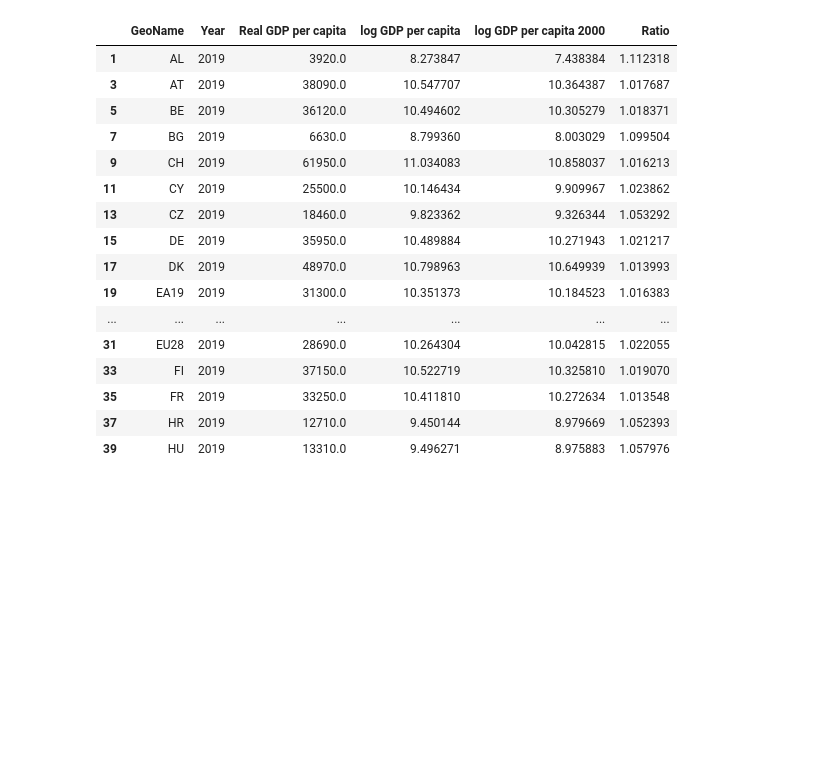
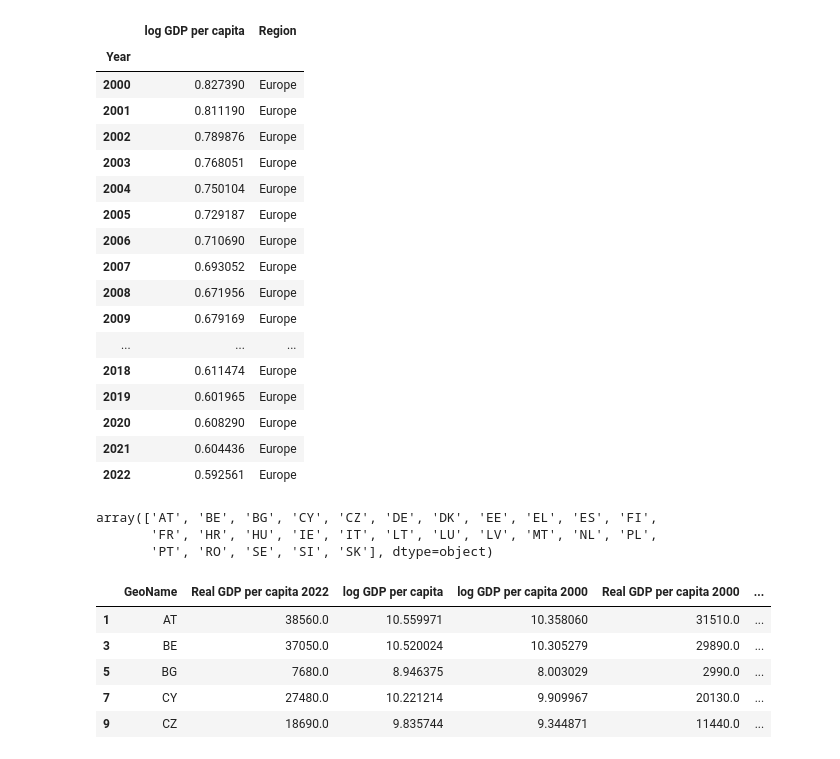
Before and after one commit to pesikj/DKMEN, a Jupyter notebook: eu_convergence.ipynb, the cells around one changed output. Drawn from its saved outputs; the diff is of its cells as text; code cells hidden in the pictures; blank space fills up the shorter version.

```diff
--- a/eu_convergence.ipynb
+++ b/eu_convergence.ipynb
@@ -4,13 +4,22 @@ import numpy
 import seaborn as sns
 import matplotlib.pyplot as plt
 import eurostat
+import pandas as pd
+from statsmodels.tsa.filters.hp_filter import hpfilter
+
+# Chain linked volumes (2010), euro per capita
 
 code = "SDG_08_10"
 filter_pars = {"unit": "CLV10_EUR_HAB"}
 data_real_gdp = eurostat.get_data_df(code, filter_pars=filter_pars)
 data_real_gdp = data_real_gdp.drop(columns=["freq", "na_item", "unit"])
-data_real_gdp = data_real_gdp.rename(columns={"geo\TIME_PERIOD": "GeoName"})
+data_real_gdp = data_real_gdp.rename(columns={"geo\\TIME_PERIOD": "GeoName"})
+data_real_gdp = data_real_gdp[data_real_gdp["GeoName"].isin(['AT', 'BE', 'BG', 'CY', 'CZ', 'DE', 'DK', 'EE', 'EL', 'ES', 'FI', 'FR', 'GR', 'HR', 'HU', 'IE', 'IT', 'LT', 'LU', 'LV', 'MT', 'NL', 'PL', 'PT', 'RO', 'SE', 'SI', 'SK'])]
 data_real_gdp = data_real_gdp.melt(["GeoName"], var_name="Year", value_name="Real GDP per capita")
+data_real_gdp = data_real_gdp.dropna(subset=["Real GDP per capita"])
 data_real_gdp["log GDP per capita"] = numpy.log(data_real_gdp["Real GDP per capita"])
-data_real_gdp.head()
+data_real_gdp = data_real_gdp[data_real_gdp["Year"] <= "2022"]
+data_real_gdp[data_real_gdp["Year"] == "2022"]
+data_real_gdp.to_csv("data/Europe_RealGDP.csv")
+data_real_gdp
 # %% [output]
@@ -23,28 +46,51 @@ data_real_gdp.head()
+# %%
+data_real_gdp_sigma = data_real_gdp.groupby("Year")["log GDP per capita"].std().to_frame()
+data_real_gdp_sigma["Region"] = "Europe"
+data_real_gdp_sigma.to_csv("data/Europe_sigma.csv")
+data_real_gdp_sigma
+# %% [output]
+|  | log GDP per capita | Region |
+| Year |  |  |
+| 2000 | 0.827390 | Europe |
+| 2001 | 0.811190 | Europe |
+| 2002 | 0.789876 | Europe |
+| 2003 | 0.768051 | Europe |
+| 2004 | 0.750104 | Europe |
+| 2005 | 0.729187 | Europe |
+| 2006 | 0.710690 | Europe |
+| 2007 | 0.693052 | Europe |
+| 2008 | 0.671956 | Europe |
+| 2009 | 0.679169 | Europe |
+| ... | ... | ... |
+| 2018 | 0.611474 | Europe |
+| 2019 | 0.601965 | Europe |
+| 2020 | 0.608290 | Europe |
+| 2021 | 0.604436 | Europe |
+| 2022 | 0.592561 | Europe |
+# %%
+data_real_gdp["GeoName"].unique()
+# %% [output]
+array(['AT', 'BE', 'BG', 'CY', 'CZ', 'DE', 'DK', 'EE', 'EL', 'ES', 'FI',
+       'FR', 'HR', 'HU', 'IE', 'IT', 'LT', 'LU', 'LV', 'MT', 'NL', 'PL',
+       'PT', 'RO', 'SE', 'SI', 'SK'], dtype=object)
 # %%
 first_year = "2000"
-last_year = "2019"
+last_year = "2022"
 
 data_growth = data_real_gdp[data_real_gdp["Year"].isin([first_year, last_year])].reset_index(drop=True)
 data_growth = data_growth.sort_values(["GeoName", "Year"]).reset_index(drop=True)
-data_growth["log GDP per capita 2000"] = data_growth.groupby("GeoName")["log GDP per capita"].shift()
+data_growth[f"log GDP per capita {first_year}"] = data_growth.groupby("GeoName")["log GDP per capita"].shift()
+data_growth[f"Real GDP per capita {first_year}"] = data_growth.groupby("GeoName")["Real GDP per capita"].shift()
 data_growth = data_growth[data_growth["Year"] == last_year]
-data_growth["Ratio"] = data_growth["log GDP per capita"] / data_growth["log GDP per capita 2000"]
-data_growth.head(20)
+data_growth["Ratio"] = data_growth["log GDP per capita"] / data_growth[f"log GDP per capita {first_year}"]
+data_growth = data_growth.rename(columns={"Real GDP per capita": f"Real GDP per capita {last_year}"})
+data_growth = data_growth.drop(columns="Year")
+data_growth["Region"] = "Europe"
+data_growth.head()
 # %% [output]
-|  | GeoName | Year | Real GDP per capita | log GDP per capita | log GDP per capita 2000 | Ratio |
-| 1 | AL | 2019 | 3920.0 | 8.273847 | 7.438384 | 1.112318 |
-| 3 | AT | 2019 | 38090.0 | 10.547707 | 10.364387 | 1.017687 |
-| 5 | BE | 2019 | 36120.0 | 10.494602 | 10.305279 | 1.018371 |
-| 7 | BG | 2019 | 6630.0 | 8.799360 | 8.003029 | 1.099504 |
-| 9 | CH | 2019 | 61950.0 | 11.034083 | 10.858037 | 1.016213 |
-| 11 | CY | 2019 | 25500.0 | 10.146434 | 9.909967 | 1.023862 |
-| 13 | CZ | 2019 | 18460.0 | 9.823362 | 9.326344 | 1.053292 |
-| 15 | DE | 2019 | 35950.0 | 10.489884 | 10.271943 | 1.021217 |
-| 17 | DK | 2019 | 48970.0 | 10.798963 | 10.649939 | 1.013993 |
-| 19 | EA19 | 2019 | 31300.0 | 10.351373 | 10.184523 | 1.016383 |
-| ... | ... | ... | ... | ... | ... | ... |
-| 31 | EU28 | 2019 | 28690.0 | 10.264304 | 10.042815 | 1.022055 |
-| 33 | FI | 2019 | 37150.0 | 10.522719 | 10.325810 | 1.019070 |
-| 35 | FR | 2019 | 33250.0 | 10.411810 | 10.272634 | 1.013548 |
-| 37 | HR | 2019 | 12710.0 | 9.450144 | 8.979669 | 1.052393 |
-| 39 | HU | 2019 | 13310.0 | 9.496271 | 8.975883 | 1.057976 |
+|  | GeoName | Real GDP per capita 2022 | log GDP per capita | log GDP per capita 2000 | Real GDP per capita 2000 | ... |
+| 1 | AT | 38560.0 | 10.559971 | 10.358060 | 31510.0 | ... |
+| 3 | BE | 37050.0 | 10.520024 | 10.305279 | 29890.0 | ... |
+| 5 | BG | 7680.0 | 8.946375 | 8.003029 | 2990.0 | ... |
+| 7 | CY | 27480.0 | 10.221214 | 9.909967 | 20130.0 | ... |
+| 9 | CZ | 18690.0 | 9.835744 | 9.344871 | 11440.0 | ... |
```
Also changed, not shown: parts of 6 cells of this notebook, 47 other files.
